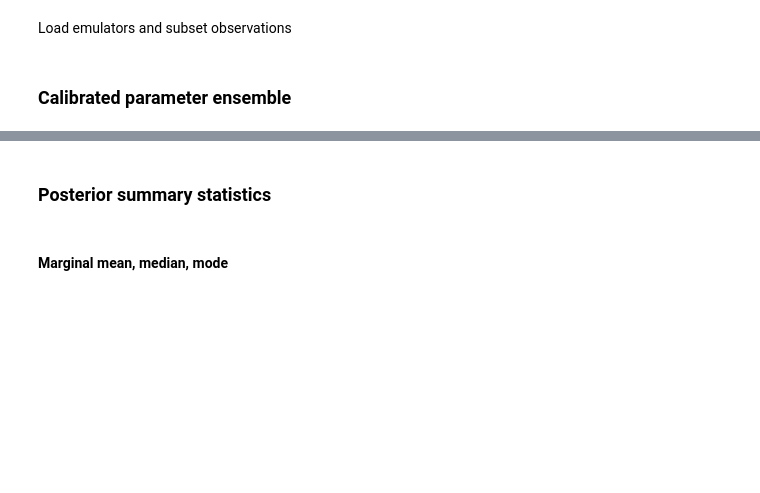
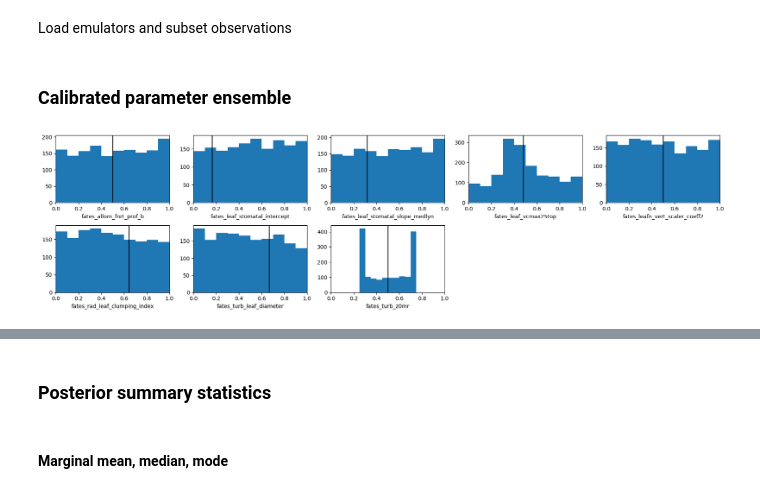
Before and after one commit to adrifoster/fates_calibration_library, a Jupyter notebook: notebooks/InvestigateCalibration.ipynb, the cells around one changed output, grey strips where cells are left out. Saved outputs shown, nothing was run; the diff lists cells and outputs as text; code cells hidden in the pictures; blank space fills up the shorter version.

```diff
--- a/notebooks/InvestigateCalibration.ipynb
+++ b/notebooks/InvestigateCalibration.ipynb
@@ -248,3 +278,7 @@ calib_df = em.get_calibrated_distribution(os.path.join(out_dir, f"{pft}_outputs"
+# %%
+plot_parameter_hists(calib_df, default_norm[default_norm.pft == pft])
+# %% [output]
+[figure, added]
 # %%
 # subset based on emulators
 df_subset = subset_calibrated_ensemble(calib_df, param_names, X_default_all,
```
Also changed, not shown: parts of 26 cells of this notebook, 9 other files.
